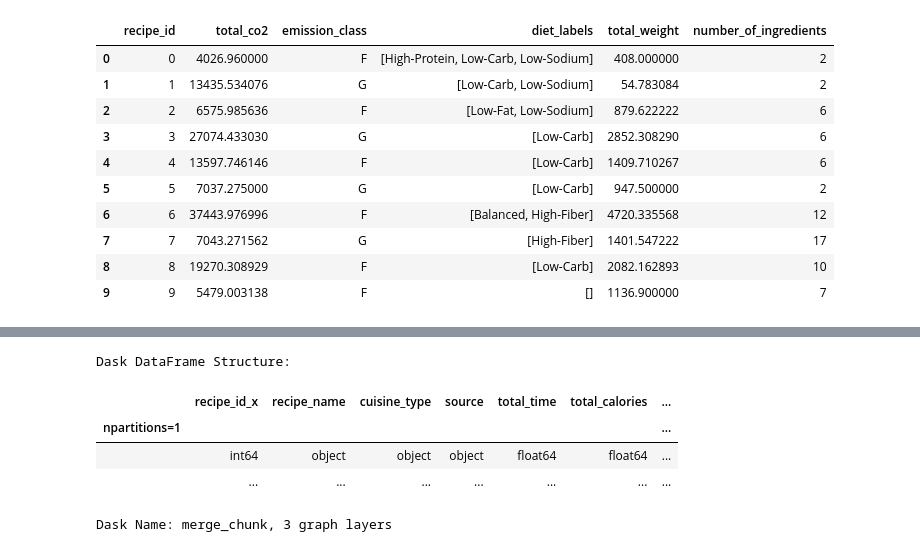
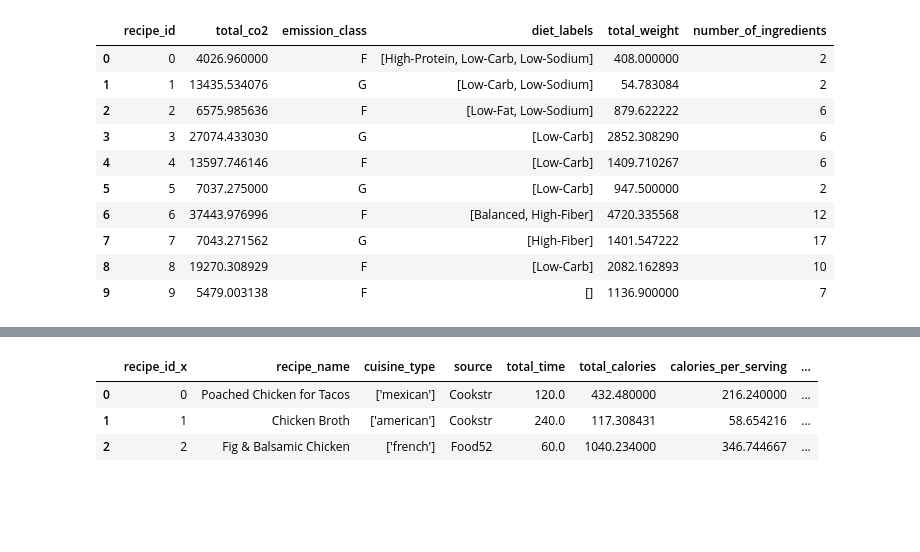
Before and after one commit to maiayang/project-3, a Jupyter notebook: NewLibrary.ipynb, the cells around one changed output, grey strips where cells are left out. Saved outputs shown, nothing was run; the diff lists cells and outputs as text; code cells hidden in the pictures; blank space fills up the shorter version.

```diff
--- a/NewLibrary.ipynb
+++ b/NewLibrary.ipynb
@@ -174,9 +174,9 @@ chicken_df.head()
 # %%
-dd.merge(chicken_df, co2_df, left_index=True, right_index=True)
+merged_df = dd.merge(chicken_df, co2_df, left_index=True, right_index=True)
-# %% [output]
-Dask DataFrame Structure:
-|  | recipe_id_x | recipe_name | cuisine_type | source | total_time | total_calories | ... |
-| npartitions=1 |  |  |  |  |  |  | ... |
-|  | int64 | object | object | object | float64 | float64 | ... |
-|  | ... | ... | ... | ... | ... | ... | ... |
-Dask Name: merge_chunk, 3 graph layers
+# %%
+merged_df.head(3)
+# %% [output]
+|  | recipe_id_x | recipe_name | cuisine_type | source | total_time | total_calories | calories_per_serving | ... |
+| 0 | 0 | Poached Chicken for Tacos | ['mexican'] | Cookstr | 120.0 | 432.480000 | 216.240000 | ... |
+| 1 | 1 | Chicken Broth | ['american'] | Cookstr | 240.0 | 117.308431 | 58.654216 | ... |
+| 2 | 2 | Fig & Balsamic Chicken | ['french'] | Food52 | 60.0 | 1040.234000 | 346.744667 | ... |
```
Also changed, not shown: parts of 8 cells of this notebook.
